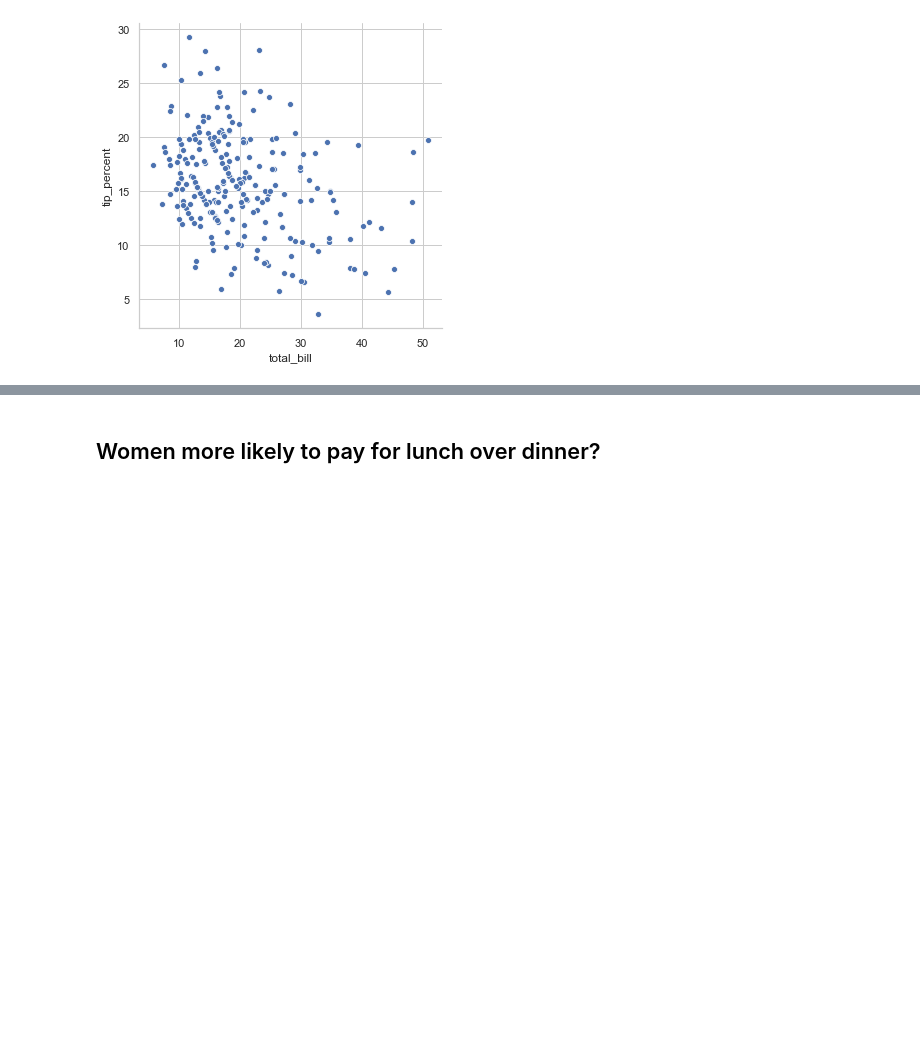
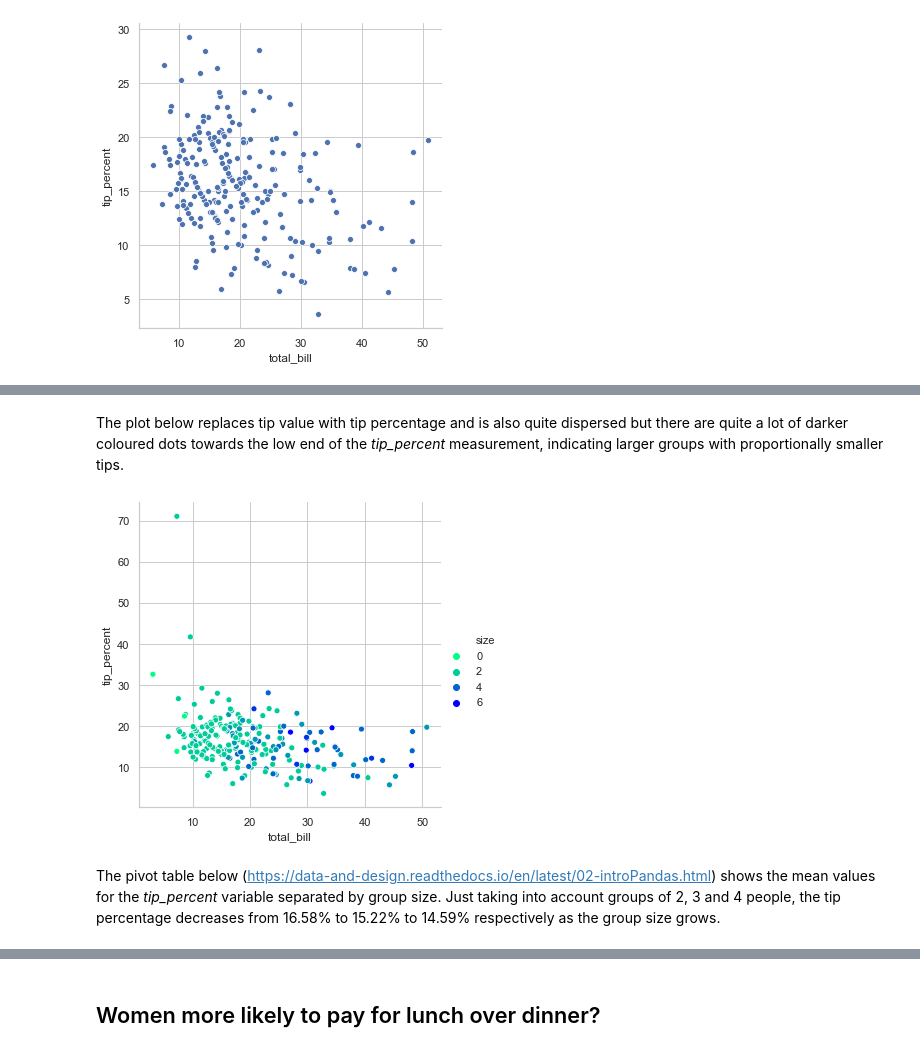
Before and after one commit to jennifer-ryan/fundamentals-project, a Jupyter notebook: tips_dataset_analysis.ipynb, the cells around one changed output, grey strips where cells are left out. Cells and saved outputs as stored; diff of their text form; code cells hidden in the pictures; blank space fills up the shorter version.

```diff
--- a/tips_dataset_analysis.ipynb
+++ b/tips_dataset_analysis.ipynb
@@ -696,0 +584,10 @@ x
+# %% [markdown]
+The plot below replaces tip value with tip percentage and is also quite dispersed but there are quite a lot of darker coloured dots towards the low end of the *tip_percent* measurement, indicating larger groups with proportionally smaller tips.
+# %%
+# Bill and tip values by group size.
+sns.relplot(x="total_bill", y="tip_percent", hue='size', palette="winter_r", data=tips_df)
+plt.show()
+# %% [output]
+[figure, added]
+# %% [markdown]
+The pivot table below (https://data-and-design.readthedocs.io/en/latest/02-introPandas.html) shows the mean values for the *tip_percent* variable separated by group size. Just taking into account groups of 2, 3 and 4 people, the tip percentage decreases from 16.58\% to 15.22\% to 14.59\% respectively as the group size grows.
```
Also changed, not shown: parts of 56 cells of this notebook.
